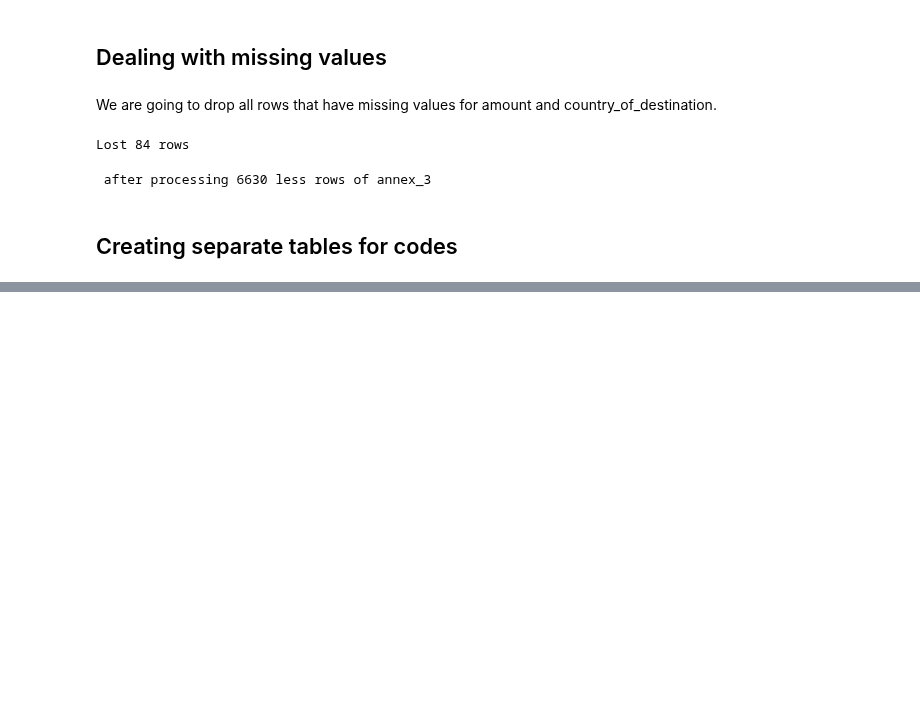
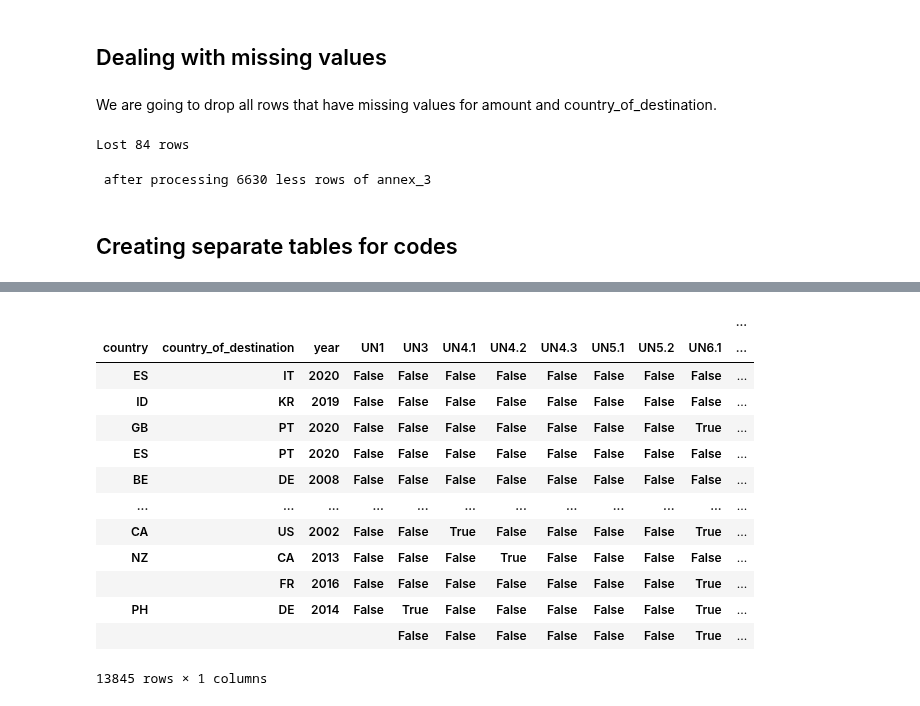
Before and after one commit to jstet/Basel_Convention_Scraper, a Jupyter notebook: data_processing/processing.ipynb, the cells around one changed output, grey strips where cells are left out. Drawn from its saved outputs; the diff is of its cells as text; code cells hidden in the pictures; blank space fills up the shorter version.

```diff
--- a/data_processing/processing.ipynb
+++ b/data_processing/processing.ipynb
@@ -380 +350,18 @@ df.tail()
+# %%
+df_agg.sort_values(by = 'amount', ascending = False)
+# %% [output]
+|  |  |  |  |  |  |  |  |  |  |  | ... |
+| country | country_of_destination | year | UN1 | UN3 | UN4.1 | UN4.2 | UN4.3 | UN5.1 | UN5.2 | UN6.1 | ... |
+| ES | IT | 2020 | False | False | False | False | False | False | False | False | ... |
+| ID | KR | 2019 | False | False | False | False | False | False | False | False | ... |
+| GB | PT | 2020 | False | False | False | False | False | False | False | True | ... |
+| ES | PT | 2020 | False | False | False | False | False | False | False | False | ... |
+| BE | DE | 2008 | False | False | False | False | False | False | False | False | ... |
+| ... | ... | ... | ... | ... | ... | ... | ... | ... | ... | ... | ... |
+| CA | US | 2002 | False | False | True | False | False | False | False | True | ... |
+| NZ | CA | 2013 | False | False | False | True | False | False | False | False | ... |
+|  | FR | 2016 | False | False | False | False | False | False | False | True | ... |
+| PH | DE | 2014 | False | True | False | False | False | False | False | True | ... |
+|  |  |  |  | False | False | False | False | False | False | True | ... |
+13845 rows × 1 columns
 # %%
```
Also changed, not shown: parts of 12 cells of this notebook, 2 other files.
